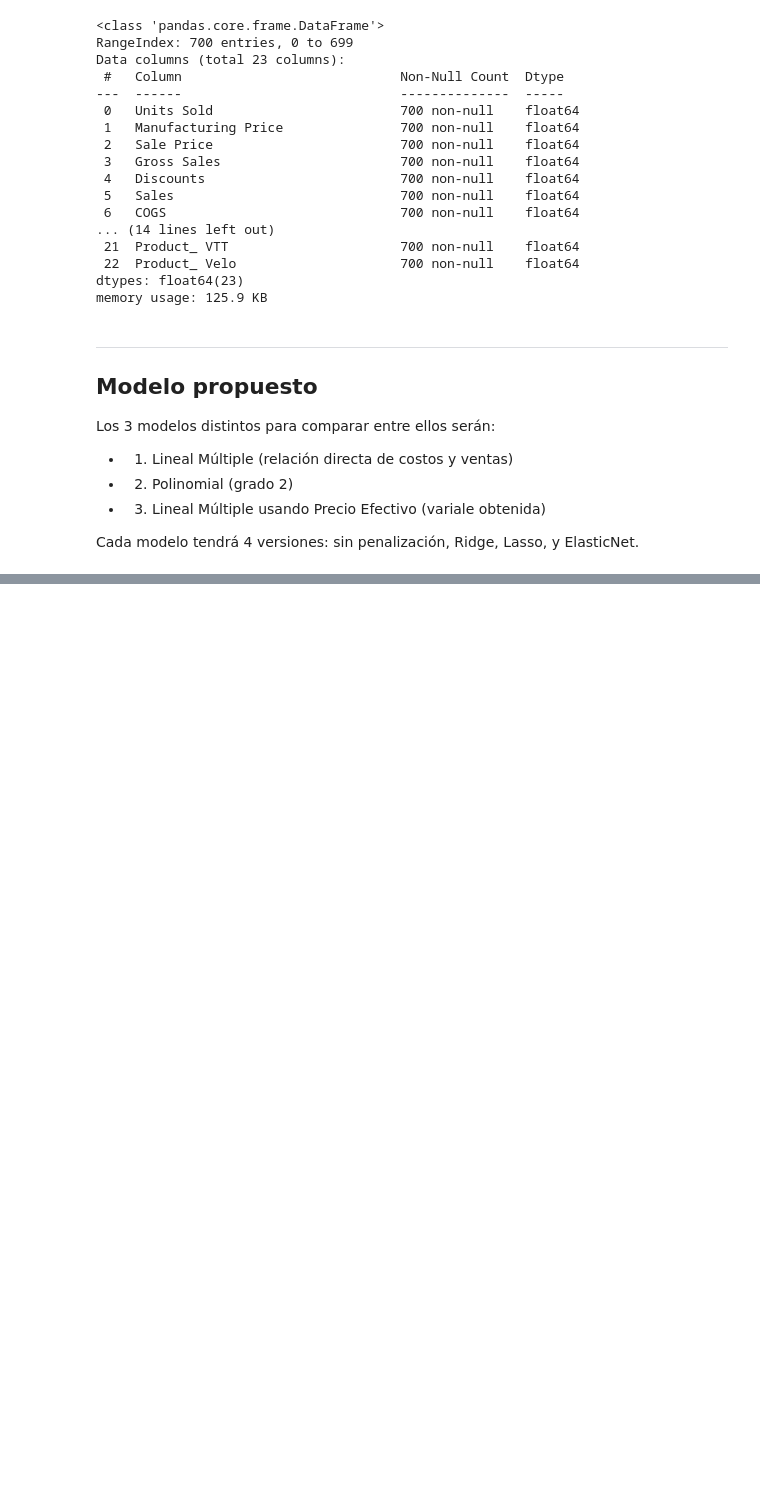
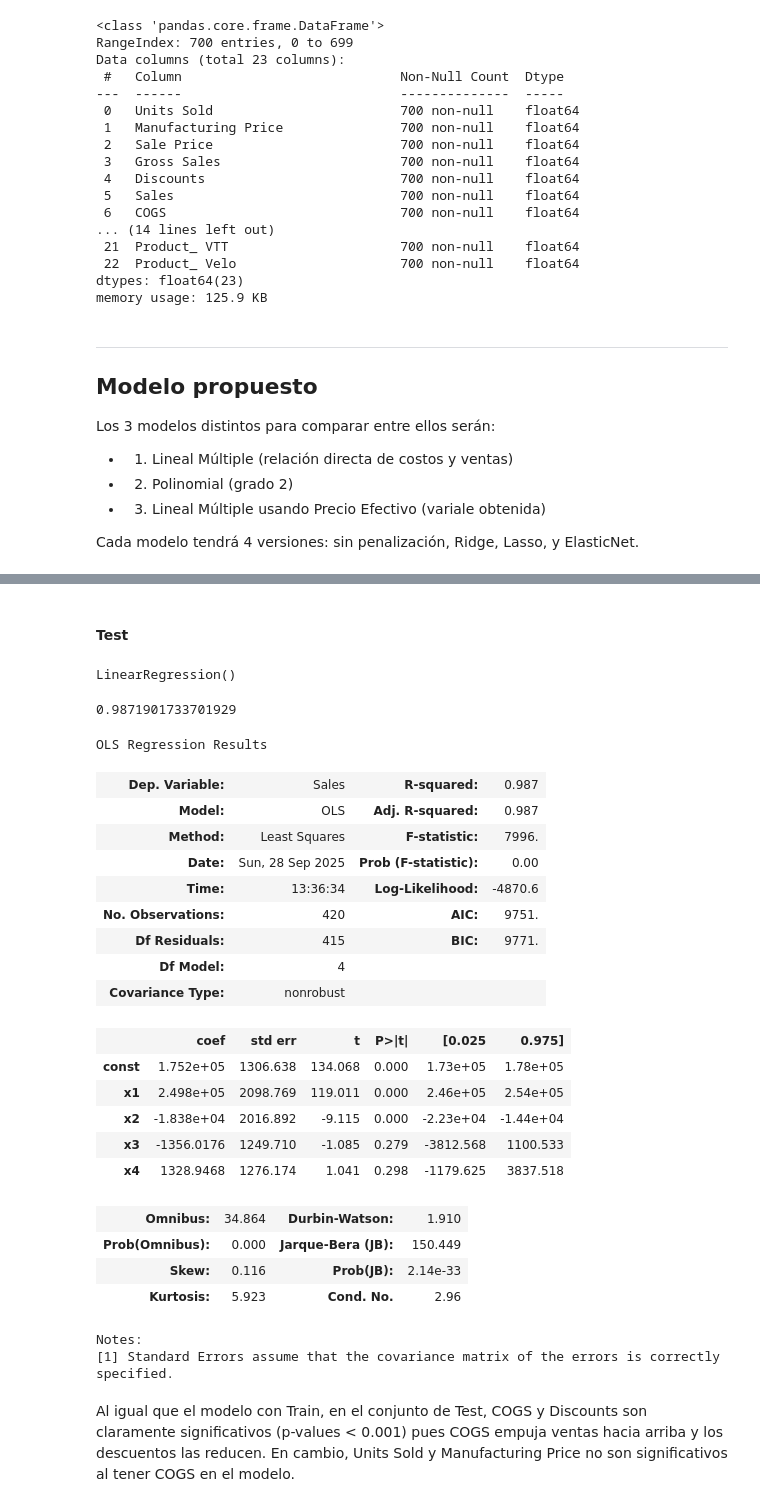
Before and after one commit to GonzaloCanoP/P01-Proyecto-Lab-Aprednizaje-Estadistico, a Jupyter notebook: P01- Regresión.ipynb, the cells around one changed output, grey strips where cells are left out. Cells and saved outputs as stored; diff of their text form; code cells hidden in the pictures; blank space fills up the shorter version.

```diff
--- a/P01- Regresión.ipynb
+++ b/P01- Regresión.ipynb
@@ -216,0 +302,45 @@ Cada modelo tendrá 4 versiones: sin penalización, Ridge, Lasso, y ElasticNet.
+# %% [markdown]
+#### Test
+# %%
+X_test_scaled = scaler.transform(x_test)
+lr = LinearRegression()
+lr.fit(X_test_scaled, y_test)
+# %% [output]
+LinearRegression()
+# %%
+y_hat_test = lr.predict(X_test_scaled)
+r2_score(y_test, y_hat_test)
+# %% [output]
+0.9871901733701929
+# %%
+n = len(X_test_scaled)
+unos = np.ones([n,1])
+X = np.column_stack([unos,X_test_scaled])
+ols = sm.OLS(y_test, X)
+results = ols.fit()
+results.summary()
+# %% [output]
+OLS Regression Results
+| Dep. Variable: | Sales | R-squared: | 0.987 |
+| Model: | OLS | Adj. R-squared: | 0.987 |
+| Method: | Least Squares | F-statistic: | 7996. |
+| Date: | Sun, 28 Sep 2025 | Prob (F-statistic): | 0.00 |
+| Time: | 13:36:34 | Log-Likelihood: | -4870.6 |
+| No. Observations: | 420 | AIC: | 9751. |
+| Df Residuals: | 415 | BIC: | 9771. |
+| Df Model: | 4 |  |  |
+| Covariance Type: | nonrobust |  |  |
+|  | coef | std err | t | P>|t| | [0.025 | 0.975] |
+| const | 1.752e+05 | 1306.638 | 134.068 | 0.000 | 1.73e+05 | 1.78e+05 |
+| x1 | 2.498e+05 | 2098.769 | 119.011 | 0.000 | 2.46e+05 | 2.54e+05 |
+| x2 | -1.838e+04 | 2016.892 | -9.115 | 0.000 | -2.23e+04 | -1.44e+04 |
+| x3 | -1356.0176 | 1249.710 | -1.085 | 0.279 | -3812.568 | 1100.533 |
+| x4 | 1328.9468 | 1276.174 | 1.041 | 0.298 | -1179.625 | 3837.518 |
+| Omnibus: | 34.864 | Durbin-Watson: | 1.910 |
+| Prob(Omnibus): | 0.000 | Jarque-Bera (JB): | 150.449 |
+| Skew: | 0.116 | Prob(JB): | 2.14e-33 |
+| Kurtosis: | 5.923 | Cond. No. | 2.96 |
+Notes:
+[1] Standard Errors assume that the covariance matrix of the errors is correctly specified.
+# %% [markdown]
+Al igual que el modelo con Train, en el conjunto de Test, COGS y Discounts son claramente significativos (p-values < 0.001) pues COGS empuja ventas hacia arriba y los descuentos las reducen. En cambio, Units Sold y Manufacturing Price no son significativos al tener COGS en el modelo.
```
Also changed, not shown: parts of 143 cells of this notebook.
